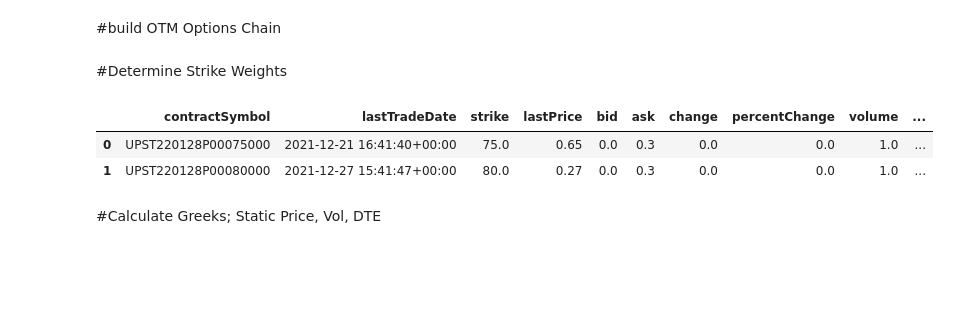
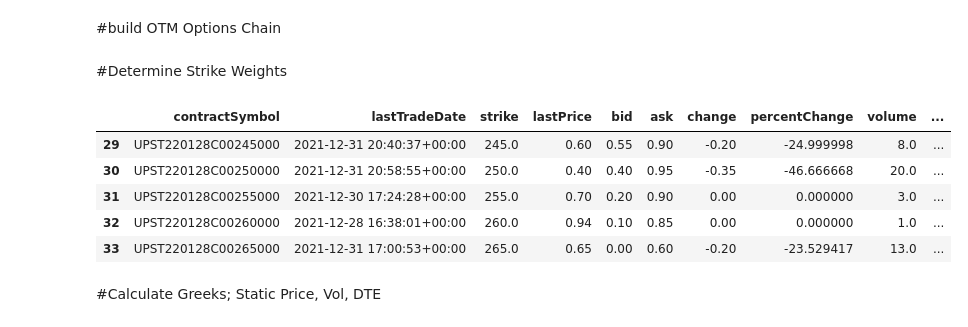
Before and after one commit to jimtoberfest/options_notebooks, a Jupyter notebook: synthetic_variance_swap.ipynb, the cells around one changed output. Drawn from its saved outputs; the diff is of its cells as text; code cells hidden in the pictures; blank space fills up the shorter version.

```diff
--- a/synthetic_variance_swap.ipynb
+++ b/synthetic_variance_swap.ipynb
@@ -55,14 +51,19 @@ options_final['mid'] = ((options_final['ask'] - options_final['bid']) / 2) + opt
 # %%
 # Weighting of the Strikes according to:   K_wt =(c / K^2)
 
 
-options_final['weighted_K'] = 50000 / (options_final['strike']**2)
+options_final['weighted_K'] = 1 / (options_final['strike']**2)
 
-options_final.head(2)
+# options_final['weighted_K'] = 500 / (options_final['strike'])
+
+options_final.tail()
 # %% [output]
 |  | contractSymbol | lastTradeDate | strike | lastPrice | bid | ask | change | percentChange | volume | ... |
-| 0 | UPST220128P00075000 | 2021-12-21 16:41:40+00:00 | 75.0 | 0.65 | 0.0 | 0.3 | 0.0 | 0.0 | 1.0 | ... |
-| 1 | UPST220128P00080000 | 2021-12-27 15:41:47+00:00 | 80.0 | 0.27 | 0.0 | 0.3 | 0.0 | 0.0 | 1.0 | ... |
+| 29 | UPST220128C00245000 | 2021-12-31 20:40:37+00:00 | 245.0 | 0.60 | 0.55 | 0.90 | -0.20 | -24.999998 | 8.0 | ... |
+| 30 | UPST220128C00250000 | 2021-12-31 20:58:55+00:00 | 250.0 | 0.40 | 0.40 | 0.95 | -0.35 | -46.666668 | 20.0 | ... |
+| 31 | UPST220128C00255000 | 2021-12-30 17:24:28+00:00 | 255.0 | 0.70 | 0.20 | 0.90 | 0.00 | 0.000000 | 3.0 | ... |
+| 32 | UPST220128C00260000 | 2021-12-28 16:38:01+00:00 | 260.0 | 0.94 | 0.10 | 0.85 | 0.00 | 0.000000 | 1.0 | ... |
+| 33 | UPST220128C00265000 | 2021-12-31 17:00:53+00:00 | 265.0 | 0.65 | 0.00 | 0.60 | -0.20 | -23.529417 | 13.0 | ... |
 # %%
 # bsm=op.black_scholes(K=135, St=S, r=1.01, t=28,
 #                      v=81, type=type)
```
Also changed, not shown: parts of 17 cells of this notebook.
